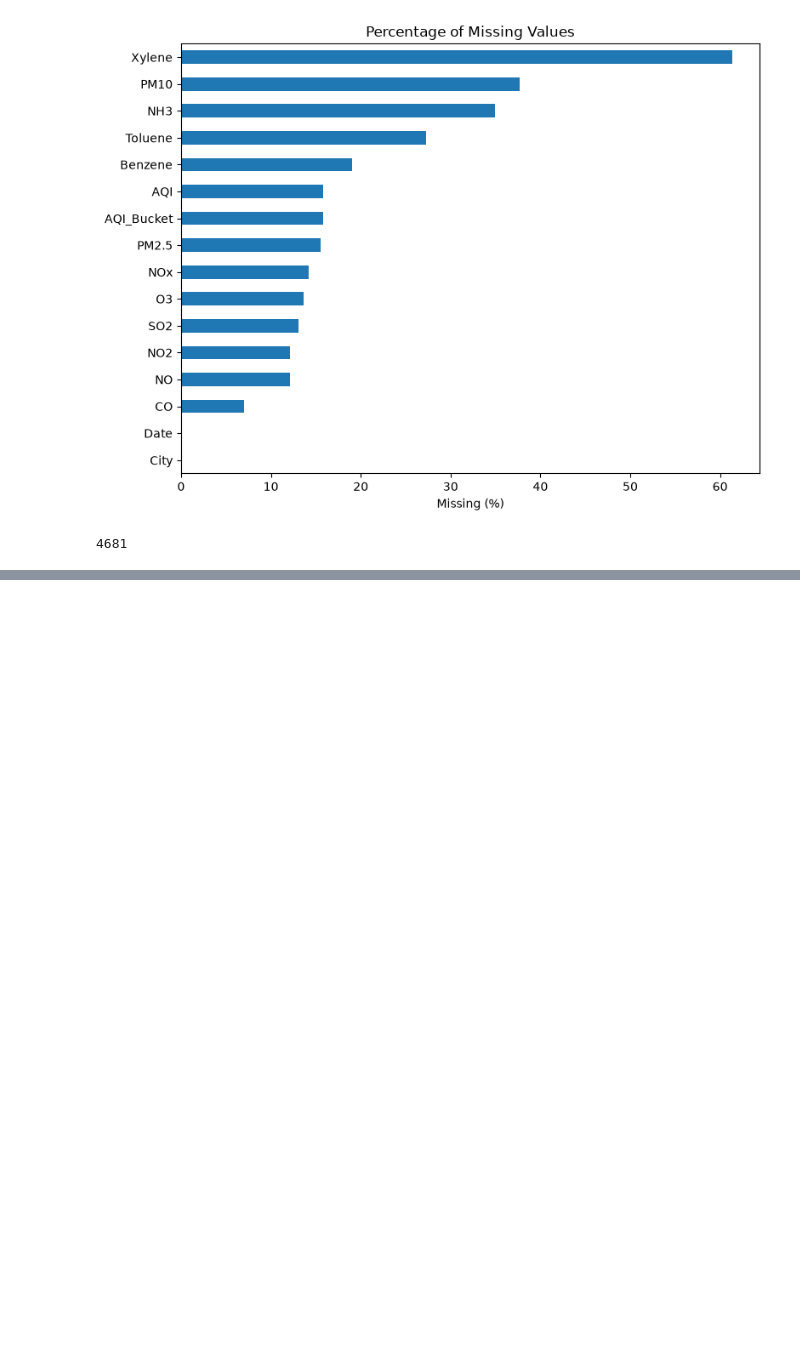
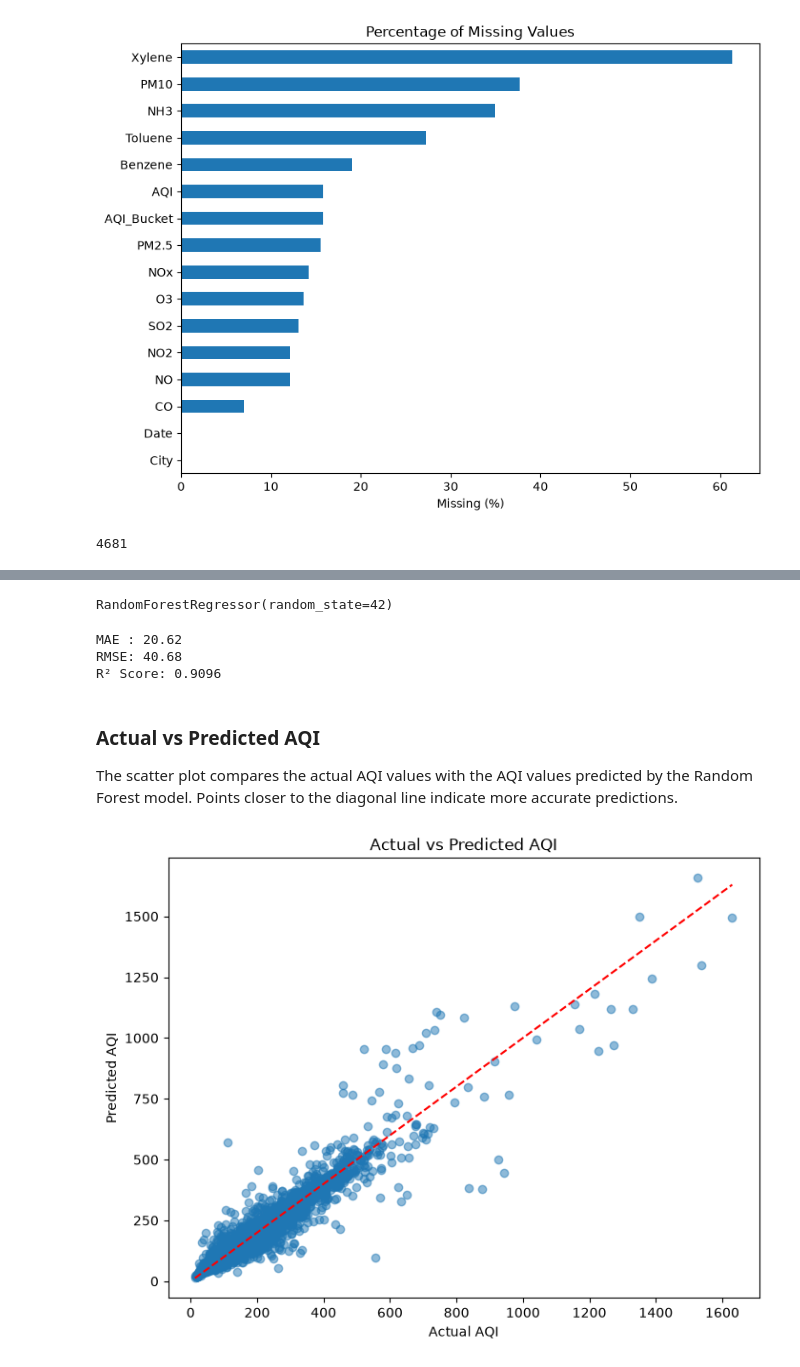
Before and after one commit to NAVYA1709/AirGuard-AI, a Jupyter notebook: notebooks/01_data_exploration.ipynb, the cells around one changed output, grey strips where cells are left out. Saved outputs shown, nothing was run; the diff lists cells and outputs as text; code cells hidden in the pictures; blank space fills up the shorter version.

```diff
--- a/notebooks/01_data_exploration.ipynb
+++ b/notebooks/01_data_exploration.ipynb
@@ -271,0 +650,9 @@ df_model.to_csv("../data/cleaned_data.csv", index=False)
+# %%
+from sklearn.model_selection import train_test_split
+
+X_train, X_test, y_train, y_test = train_test_split(
+    X,
+    y,
+    test_size=0.2,
+    random_state=42
+)
@@ -271,0 +672,54 @@ df_model.to_csv("../data/cleaned_data.csv", index=False)
+# %%
+rf_model = RandomForestRegressor(
+    n_estimators=100,
+    random_state=42
+)
+# %%
+rf_model.fit(X_train, y_train)
+# %% [output]
+RandomForestRegressor(random_state=42)
+# %%
+y_pred = rf_model.predict(X_test)
+# %%
+from sklearn.metrics import (
+    mean_absolute_error,
+    mean_squared_error,
+    r2_score
+)
+
+mae = mean_absolute_error(y_test, y_pred)
+rmse = mean_squared_error(y_test, y_pred) ** 0.5
+r2 = r2_score(y_test, y_pred)
+
+print(f"MAE : {mae:.2f}")
+print(f"RMSE: {rmse:.2f}")
+print(f"R² Score: {r2:.4f}")
+# %% [output]
+MAE : 20.62
+RMSE: 40.68
+R² Score: 0.9096
+# %% [markdown]
+### Actual vs Predicted AQI
+
+The scatter plot compares the actual AQI values with the AQI values predicted by the Random Forest model. Points closer to the diagonal line indicate more accurate predictions.
+# %%
+import matplotlib.pyplot as plt
+
+plt.figure(figsize=(8, 6))
+
+plt.scatter(y_test, y_pred, alpha=0.5)
+
+plt.xlabel("Actual AQI")
+plt.ylabel("Predicted AQI")
+plt.title("Actual vs Predicted AQI")
+
+# Perfect prediction line
+plt.plot(
+    [y_test.min(), y_test.max()],
+    [y_test.min(), y_test.max()],
+    'r--'
+)
+
+plt.show()
+# %% [output]
+[figure, added]
```
Also changed, not shown: parts of 41 cells of this notebook, 1 other file.
